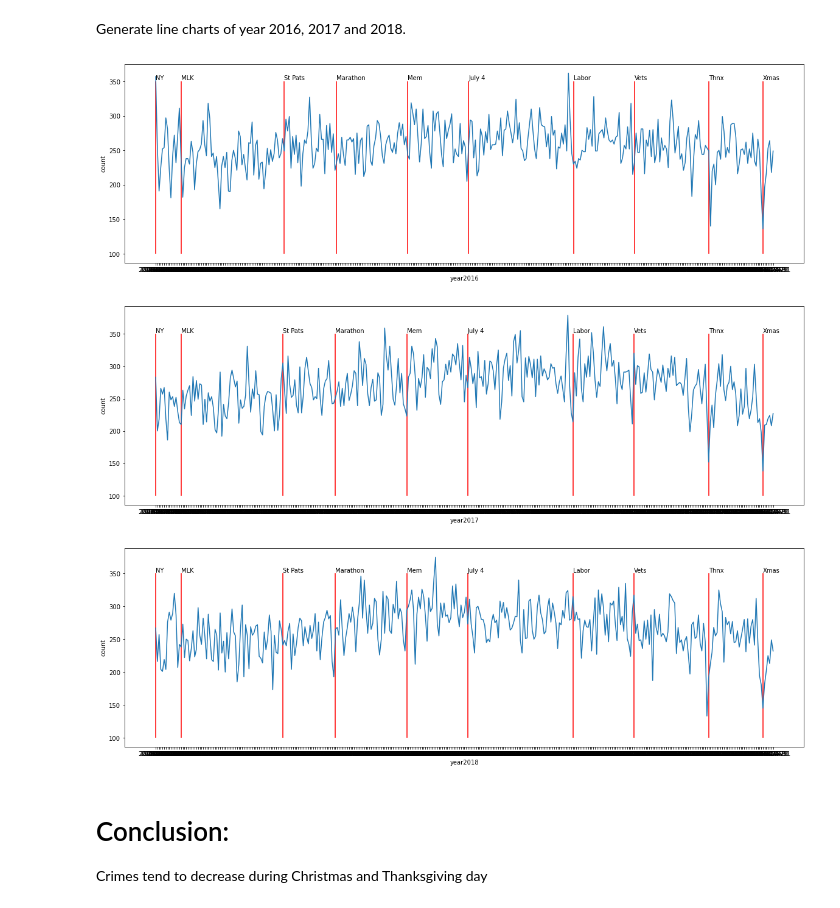
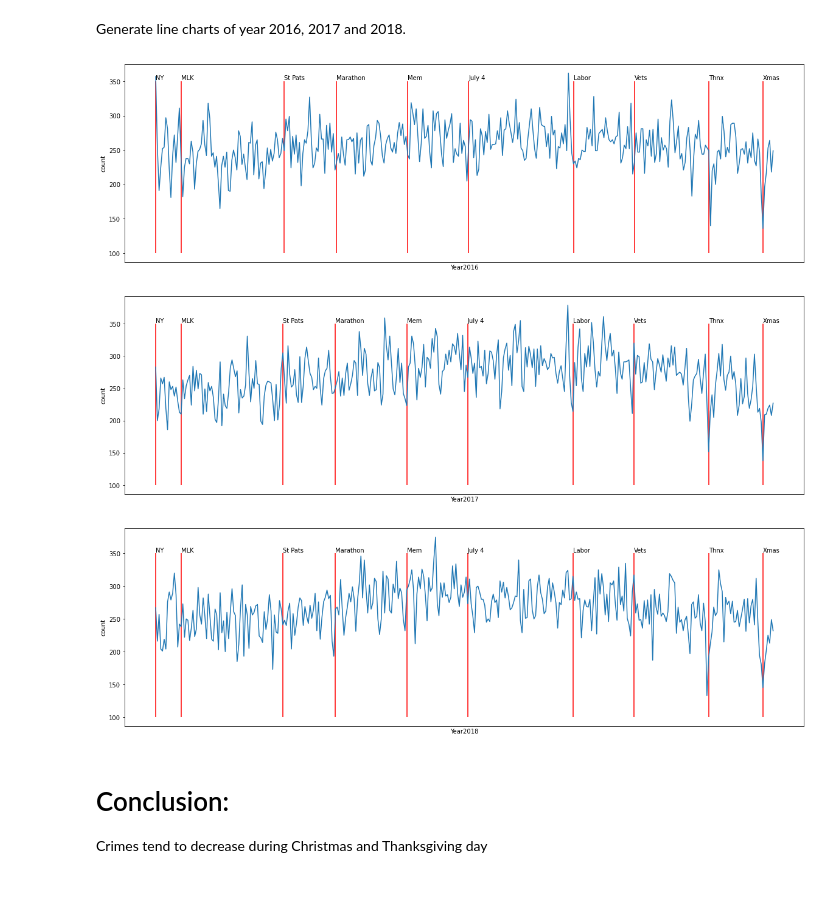
Before and after one commit to FlyingNightBird/2022Spring_Finals, a Jupyter notebook: hypothesis_2.ipynb, the cells around one changed output. Cells and saved outputs as stored; diff of their text form; code cells hidden in the pictures.

```diff
--- a/hypothesis_2.ipynb
+++ b/hypothesis_2.ipynb
@@ -12,8 +13,17 @@ modified_boston = pd.read_csv('data_modified/modified_boston_crime.csv')
 Create function for generate line chart with holidays labels.
 Function is created by modifying codes in: https://www.kaggle.com/code/heesoo37/boston-crimes-starter-eda
 # %%
-def holiday_situation(year, modified_boston):
-    grouped_date = modified_boston
+def holiday_situation(year, data, low, high):
+    """
+    Generate line charts by crime counts with holiday labels
+
+    :param year:an int of the year for query
+    :param data:a dataframe of crime data
+    :param low:an int for the lower limit of y-axis
+    :param high:an int for the upper limit of y-axis
+    :return:a line chart
+    """
+    grouped_date = data
     holidays = [year+'-01-01', # New Years Day
                          year+'-01-16', # MLK Day
                          year+'-03-17', # St. Patrick's Day
@@ -35,20 +45,21 @@ def holiday_situation(year, modified_boston):
                 y='count',
                 ax=ax,
                 data=grouped_date)
-    plt.xlabel('year'+year)
-    plt.vlines(holidays, 100, 350, alpha=1, color ='r')
+    plt.xlabel('Year'+year)
+    plt.vlines(holidays, low, high, alpha=1, color ='r')
+    plt.xticks([])
     for i in range(len(holidays)):
-        plt.text(x=holidays[i], y=352, s=holidays_names[i])
+        plt.text(x=holidays[i], y=high+2, s=holidays_names[i])
 # %% [markdown]
 Generate line charts of year 2016, 2017 and 2018.
 # %%
-holiday_situation('2016',modified_boston)
-holiday_situation('2017',modified_boston)
-holiday_situation('2018',modified_boston)
+holiday_situation('2016',modified_boston,100,350)
+holiday_situation('2017',modified_boston,100,350)
+holiday_situation('2018',modified_boston,100,350)
 # %% [output]
-[figure, old version]
+[figure, new version]
-[figure, old version]
+[figure, new version]
-[figure, old version]
+[figure, new version]
 # %% [markdown]
 # Conclusion:
 Crimes tend to decrease during Christmas and Thanksgiving day
```
Also changed, not shown: parts of 1 cell of this notebook.
